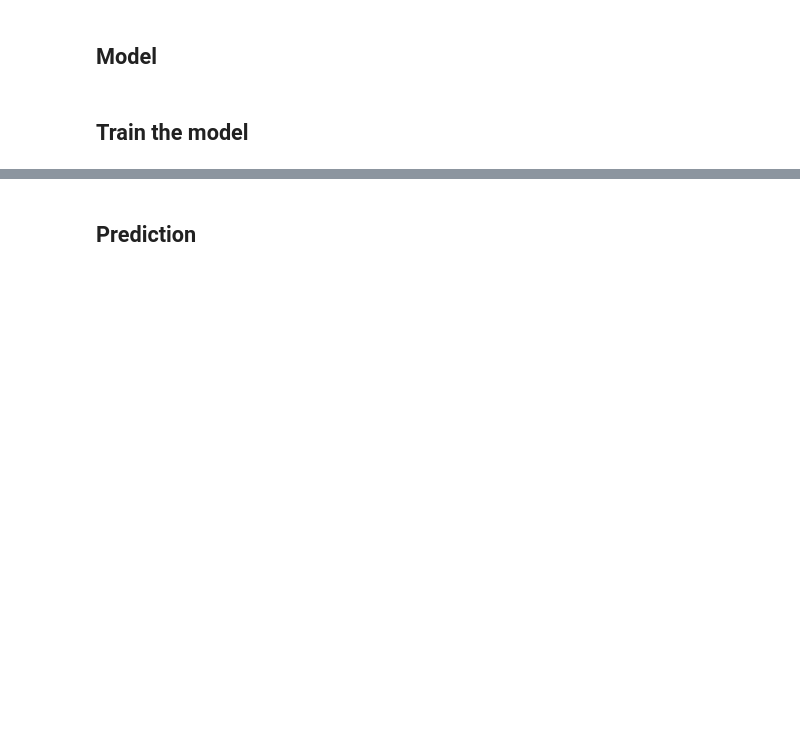
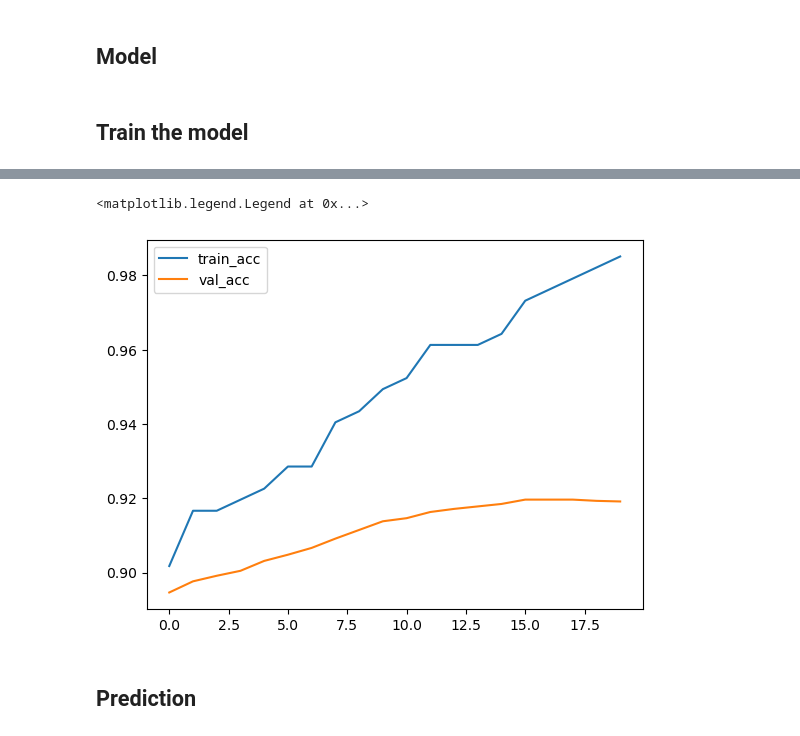
Before and after one commit to ohabia/Forward-forward-NLP, a Jupyter notebook: Glove Text Classification.ipynb, the cells around one changed output, grey strips where cells are left out. Drawn from its saved outputs; the diff is of its cells as text; code cells hidden in the pictures; blank space fills up the shorter version.

```diff
--- a/Glove Text Classification.ipynb
+++ b/Glove Text Classification.ipynb
@@ -506,3 +523,10 @@ Valid Acc  : 0.913
+# %%
+plt.plot(train_acc,label = 'train_acc')
+plt.plot(val_acc,label = 'val_acc')
+plt.legend(loc="upper left")
+# %% [output]
+<matplotlib.legend.Legend at 0x...>
+[figure, added]
 # %% [markdown]
 ## Prediction
 # %%
```
Also changed, not shown: parts of 17 cells of this notebook, 1 other file.
